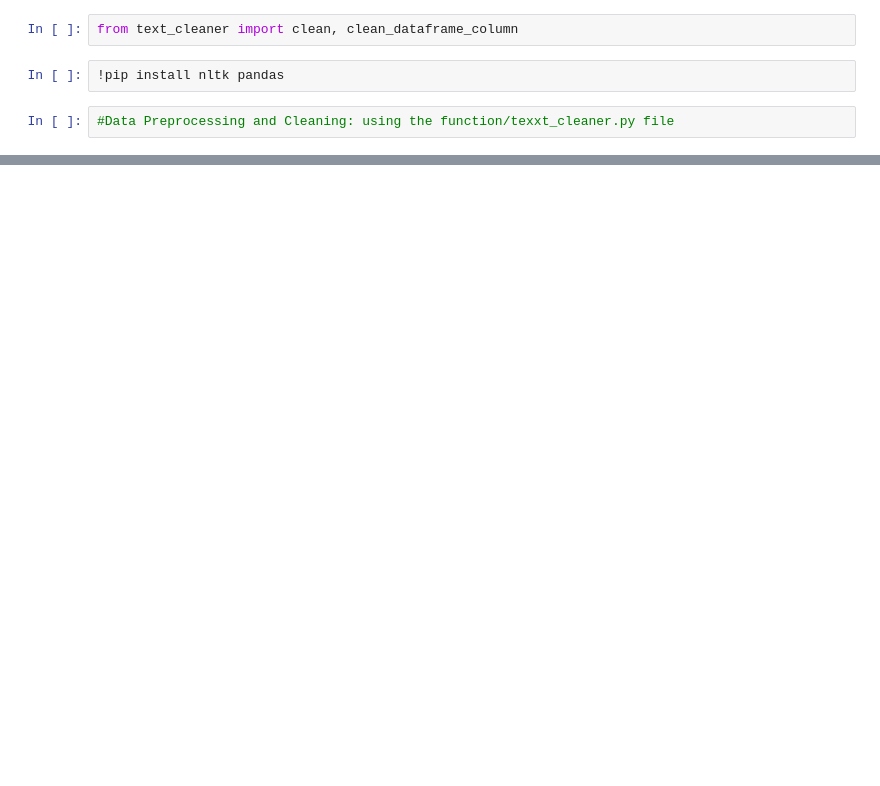
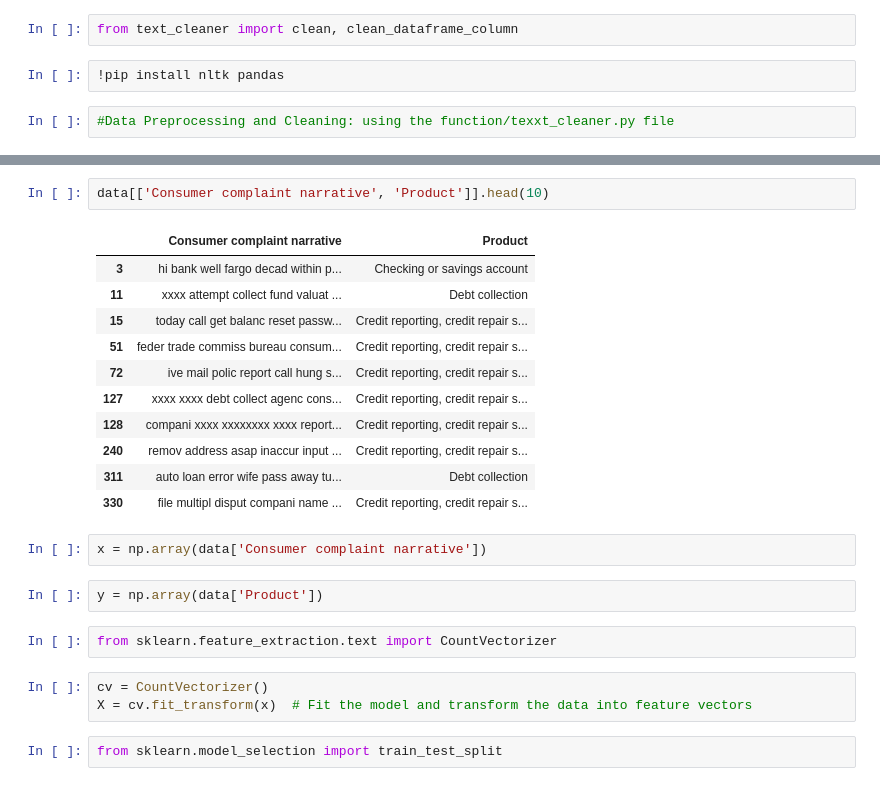
Before and after one commit to LukeOpany/consumer_complaints_classification-, a Jupyter notebook: complaints.ipynb, the cells around one changed output, grey strips where cells are left out. Drawn from its saved outputs; the diff is of its cells as text; blank space fills up the shorter version.

Commit message:
Perform test train split and create an instance

```diff
--- a/complaints.ipynb
+++ b/complaints.ipynb
@@ -179,0 +191,25 @@ data['Consumer complaint narrative'] = data['Consumer complaint narrative'].appl
+# %%
+data[['Consumer complaint narrative', 'Product']].head(10)
+# %% [output]
+|  | Consumer complaint narrative | Product |
+| 3 | hi bank well fargo decad within p... | Checking or savings account |
+| 11 | xxxx attempt collect fund valuat ... | Debt collection |
+| 15 | today call get balanc reset passw... | Credit reporting, credit repair s... |
+| 51 | feder trade commiss bureau consum... | Credit reporting, credit repair s... |
+| 72 | ive mail polic report call hung s... | Credit reporting, credit repair s... |
+| 127 | xxxx xxxx debt collect agenc cons... | Credit reporting, credit repair s... |
+| 128 | compani xxxx xxxxxxxx xxxx report... | Credit reporting, credit repair s... |
+| 240 | remov address asap inaccur input ... | Credit reporting, credit repair s... |
+| 311 | auto loan error wife pass away tu... | Debt collection |
+| 330 | file multipl disput compani name ... | Credit reporting, credit repair s... |
+# %%
+x = np.array(data['Consumer complaint narrative'])
+# %%
+y = np.array(data['Product'])
+# %%
+from sklearn.feature_extraction.text import CountVectorizer
+# %%
+cv = CountVectorizer()
+X = cv.fit_transform(x)  # Fit the model and transform the data into feature vectors
+# %%
+from sklearn.model_selection import train_test_split
```
Also changed, not shown: parts of 5 cells of this notebook, 1 other file.
